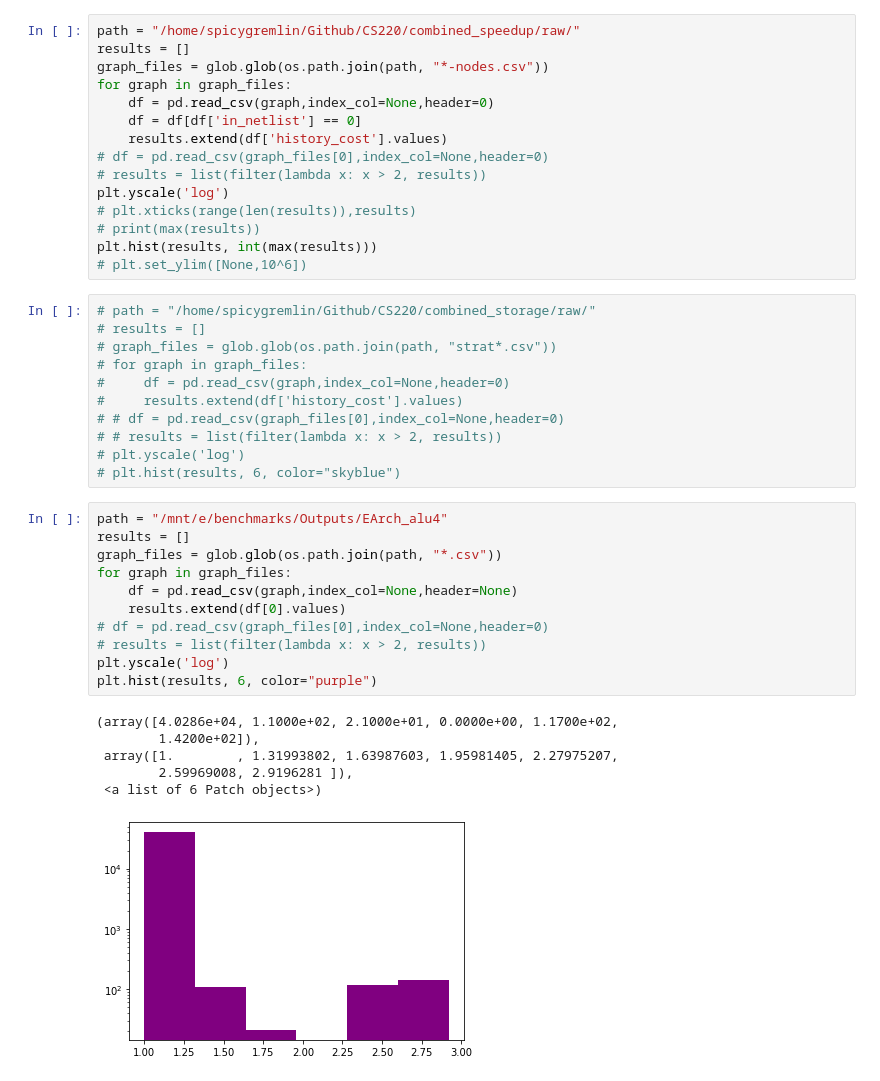
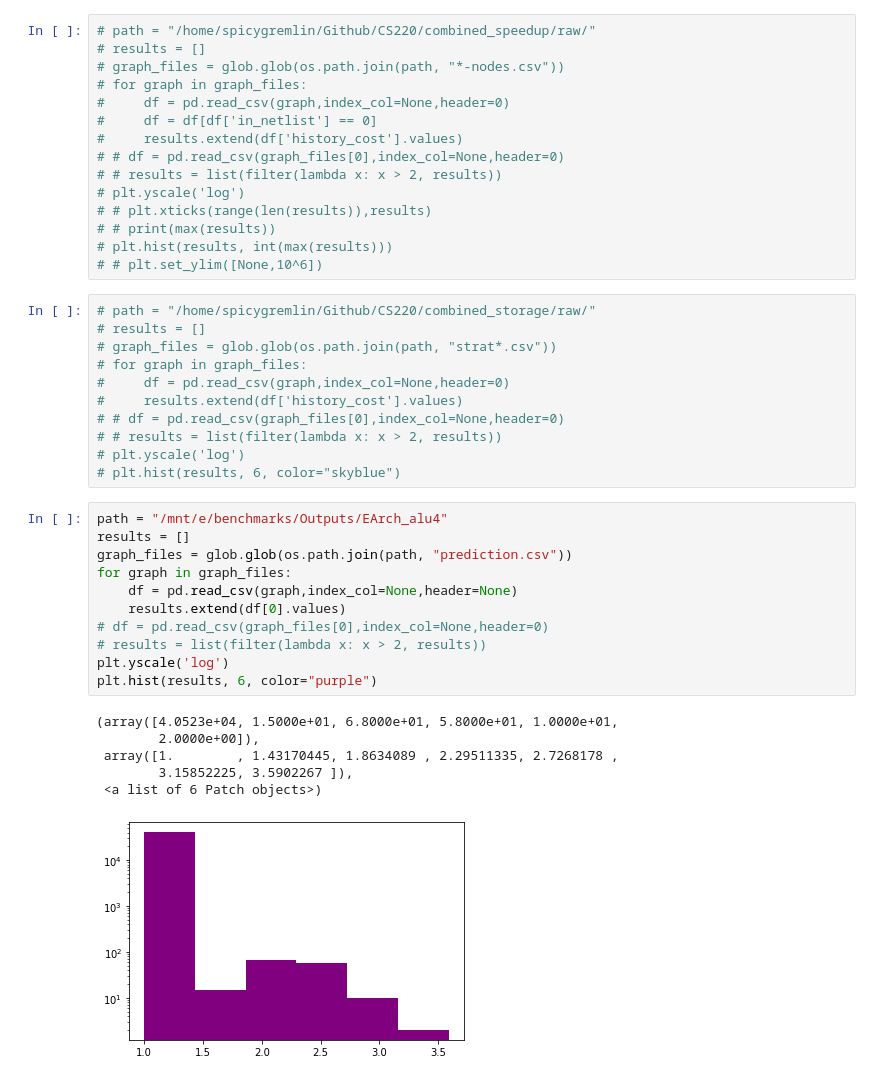
Before and after one commit to Embedded-Systems-Data-Science-Group/GNNVPR, a Jupyter notebook: GNNVPR/collection/metric.ipynb, the cells around one changed output. Drawn from its saved outputs; the diff is of its cells as text.

```diff
--- a/GNNVPR/collection/metric.ipynb
+++ b/GNNVPR/collection/metric.ipynb
@@ -7,20 +7,20 @@ import matplotlib.pyplot as plt
 import numpy as np
 from statistics import mean
 # %%
-path = "/home/spicygremlin/Github/CS220/combined_speedup/raw/"
-results = []
-graph_files = glob.glob(os.path.join(path, "*-nodes.csv"))
-for graph in graph_files:
-    df = pd.read_csv(graph,index_col=None,header=0)
-    df = df[df['in_netlist'] == 0]
-    results.extend(df['history_cost'].values)
-# df = pd.read_csv(graph_files[0],index_col=None,header=0)
-# results = list(filter(lambda x: x > 2, results))
-plt.yscale('log')
-# plt.xticks(range(len(results)),results)
-# print(max(results))
-plt.hist(results, int(max(results)))
-# plt.set_ylim([None,10^6])
+# path = "/home/spicygremlin/Github/CS220/combined_speedup/raw/"
+# results = []
+# graph_files = glob.glob(os.path.join(path, "*-nodes.csv"))
+# for graph in graph_files:
+#     df = pd.read_csv(graph,index_col=None,header=0)
+#     df = df[df['in_netlist'] == 0]
+#     results.extend(df['history_cost'].values)
+# # df = pd.read_csv(graph_files[0],index_col=None,header=0)
+# # results = list(filter(lambda x: x > 2, results))
+# plt.yscale('log')
+# # plt.xticks(range(len(results)),results)
+# # print(max(results))
+# plt.hist(results, int(max(results)))
+# # plt.set_ylim([None,10^6])
 # %%
 # path = "/home/spicygremlin/Github/CS220/combined_storage/raw/"
 # results = []
@@ -35,18 +35,18 @@ plt.hist(results, int(max(results)))
 # %%
 path = "/mnt/e/benchmarks/Outputs/EArch_alu4"
 results = []
-graph_files = glob.glob(os.path.join(path, "*.csv"))
+graph_files = glob.glob(os.path.join(path, "prediction.csv"))
 for graph in graph_files:
     df = pd.read_csv(graph,index_col=None,header=None)
     results.extend(df[0].values)
 # df = pd.read_csv(graph_files[0],index_col=None,header=0)
 # results = list(filter(lambda x: x > 2, results))
 plt.yscale('log')
 plt.hist(results, 6, color="purple")
 # %% [output]
-(array([4.0286e+04, 1.1000e+02, 2.1000e+01, 0.0000e+00, 1.1700e+02,
-        1.4200e+02]),
- array([1.        , 1.31993802, 1.63987603, 1.95981405, 2.27975207,
-        2.59969008, 2.9196281 ]),
+(array([4.0523e+04, 1.5000e+01, 6.8000e+01, 5.8000e+01, 1.0000e+01,
+        2.0000e+00]),
+ array([1.        , 1.43170445, 1.8634089 , 2.29511335, 2.7268178 ,
+        3.15852225, 3.5902267 ]),
  <a list of 6 Patch objects>)
-[figure, old version]
+[figure, new version]
```
Also changed, not shown: parts of 7 cells of this notebook, 4 other files.
